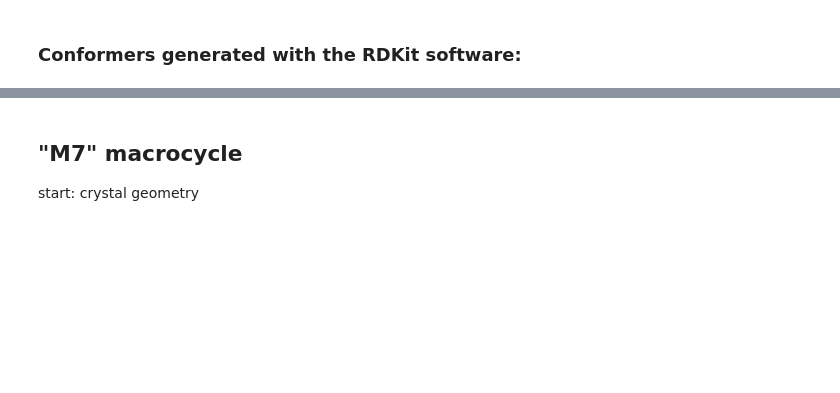
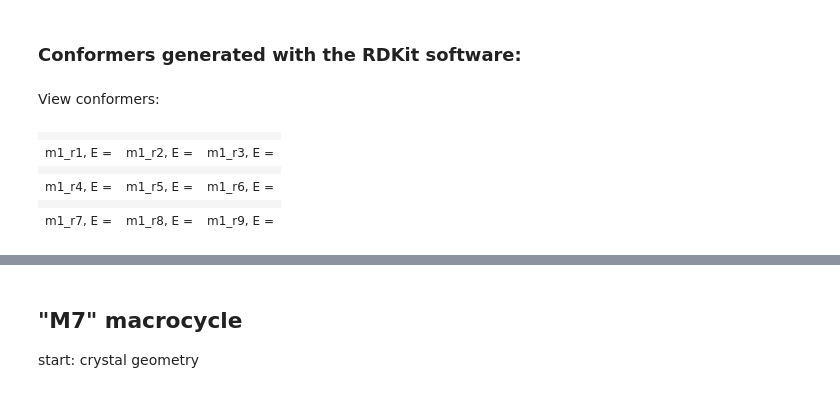
Before and after one commit to gosiao/test_notebooks, a Jupyter notebook: notes.ipynb, the cells around one changed output, grey strips where cells are left out. Saved outputs shown, nothing was run; the diff lists cells and outputs as text; code cells hidden in the pictures; blank space fills up the shorter version.

```diff
--- a/notes.ipynb
+++ b/notes.ipynb
@@ -223,0 +199,43 @@ print(n)
+# %% [markdown]
+View conformers:
+# %%
+%%html
+<table>
+  <tr>
+    <td id="m1_r1" ></td>
+    <td id="m1_r2" ></td>
+    <td id="m1_r3" ></td>
+  </tr>
+  <tr>
+    <td> m1_r1, E = </td>
+    <td> m1_r2, E = </td>
+    <td> m1_r3, E = </td>
+  </tr>
+  <tr>
+    <td id="m1_r4" ></td>
+    <td id="m1_r5" ></td>
+    <td id="m1_r6" ></td>
+  </tr>
+  <tr>
+    <td> m1_r4, E = </td>
+    <td> m1_r5, E = </td>
+    <td> m1_r6, E = </td>
+  </tr>
+  <tr>
+    <td id="m1_r7" ></td>
+    <td id="m1_r8" ></td>
+    <td id="m1_r9" ></td>
+  </tr>
+  <tr>
+    <td> m1_r7, E = </td>
+    <td> m1_r8, E = </td>
+    <td> m1_r9, E = </td>
+  </tr>
+</table>
+# %% [output]
+|  |  |  |
+| m1_r1, E = | m1_r2, E = | m1_r3, E = |
+|  |  |  |
+| m1_r4, E = | m1_r5, E = | m1_r6, E = |
+|  |  |  |
+| m1_r7, E = | m1_r8, E = | m1_r9, E = |
```
Also changed, not shown: parts of 81 cells of this notebook.
